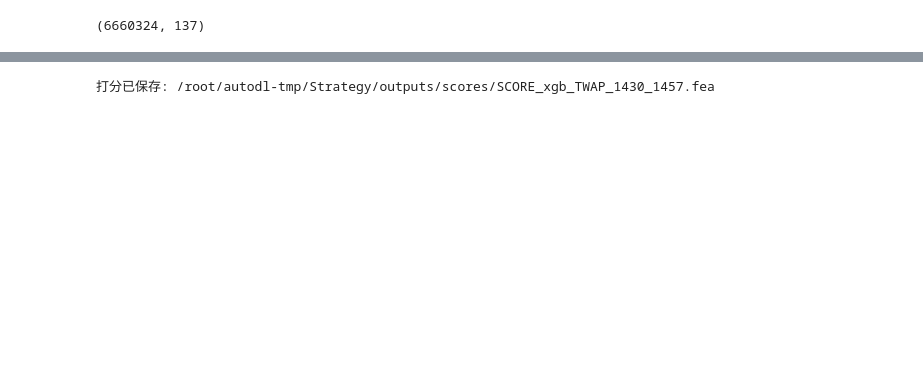
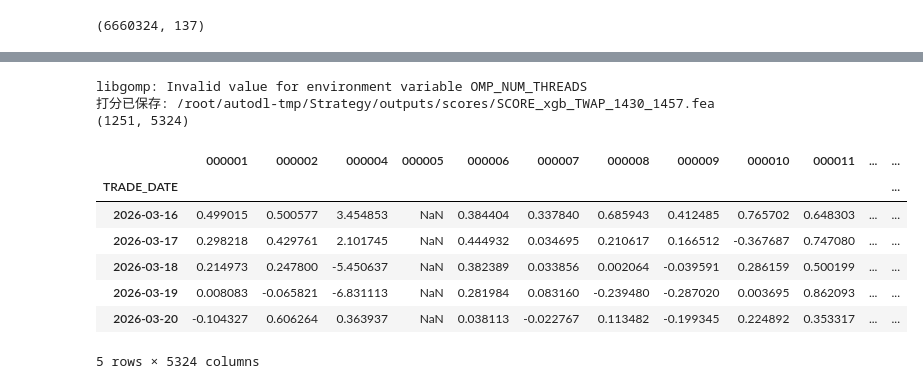
Before and after one commit to liyite02-art/Server, a Jupyter notebook: Strategy/main.ipynb, the cells around one changed output, grey strips where cells are left out. Drawn from its saved outputs; the diff is of its cells as text; code cells hidden in the pictures; blank space fills up the shorter version.

```diff
--- a/Strategy/main.ipynb
+++ b/Strategy/main.ipynb
@@ -103,25 +116,48 @@ PosixPath('/root/autodl-tmp/Strategy/outputs/scores/xgb_model.pkl')
-# %%
-from Strategy.model.scorer import generate_scores, load_scores
-from Strategy.factor.factor_base import load_all_factors
-from Strategy.label.label_generator import load_label
-
-factor_dict = load_all_factors()
-label_df    = load_label("TWAP_1430_1457")
-
-score_path = generate_scores(
-    trainer=trainer,
-    factor_dict=factor_dict,
-    label_df=label_df,
-    model_name="xgb",
-    label_tag="TWAP_1430_1457",
-    normalize=True,               # 每日截面 Z-Score 标准化
-)
-print(f"打分已保存: {score_path}")
-
-# 后续加载
-score_df = load_scores("xgb", "TWAP_1430_1457")
-# %% [output]
-打分已保存: /root/autodl-tmp/Strategy/outputs/scores/SCORE_xgb_TWAP_1430_1457.fea
+# %%
+import sys
+sys.path.insert(0, "/root/autodl-tmp")
+
+from Strategy.model.trainer import XGBTrainer
+from Strategy.model.scorer import generate_scores, load_scores
+from Strategy.factor.factor_base import load_all_factors
+from Strategy.label.label_generator import load_label
+from Strategy import config
+
+# 加载已训练好的模型
+trainer = XGBTrainer().load_model(config.SCORE_OUTPUT_DIR / "xgb_model.pkl")
+
+# 加载因子与 label。label_df 这里只用于对齐日期/股票, 不作为特征输入。
+factor_dict = load_all_factors()
+label_df = load_label("TWAP_1430_1457")
+
+# 使用已训练模型重新生成全市场打分
+score_path = generate_scores(
+    trainer=trainer,
+    factor_dict=factor_dict,
+    label_df=label_df,
+    model_name="xgb",
+    label_tag="TWAP_1430_1457",
+    normalize=True,
+)
+
+print(f"打分已保存: {score_path}")
+
+# 后续回测直接加载该 score
+score_df = load_scores("xgb", "TWAP_1430_1457")
+print(score_df.shape)
+score_df.tail()
+# %% [output]
+libgomp: Invalid value for environment variable OMP_NUM_THREADS
+打分已保存: /root/autodl-tmp/Strategy/outputs/scores/SCORE_xgb_TWAP_1430_1457.fea
+(1251, 5324)
+|  | 000001 | 000002 | 000004 | 000005 | 000006 | 000007 | 000008 | 000009 | 000010 | 000011 | ... | ... |
+| TRADE_DATE |  |  |  |  |  |  |  |  |  |  |  | ... |
+| 2026-03-16 | 0.499015 | 0.500577 | 3.454853 | NaN | 0.384404 | 0.337840 | 0.685943 | 0.412485 | 0.765702 | 0.648303 | ... | ... |
+| 2026-03-17 | 0.298218 | 0.429761 | 2.101745 | NaN | 0.444932 | 0.034695 | 0.210617 | 0.166512 | -0.367687 | 0.747080 | ... | ... |
+| 2026-03-18 | 0.214973 | 0.247800 | -5.450637 | NaN | 0.382389 | 0.033856 | 0.002064 | -0.039591 | 0.286159 | 0.500199 | ... | ... |
+| 2026-03-19 | 0.008083 | -0.065821 | -6.831113 | NaN | 0.281984 | 0.083160 | -0.239480 | -0.287020 | 0.003695 | 0.862093 | ... | ... |
+| 2026-03-20 | -0.104327 | 0.606264 | 0.363937 | NaN | 0.038113 | -0.022767 | 0.113482 | -0.199345 | 0.224892 | 0.353317 | ... | ... |
+5 rows × 5324 columns
 # %%
 import sys
 sys.path.insert(0, '/root/autodl-tmp')
```
Also changed, not shown: parts of 5 cells of this notebook, 7 other files.
